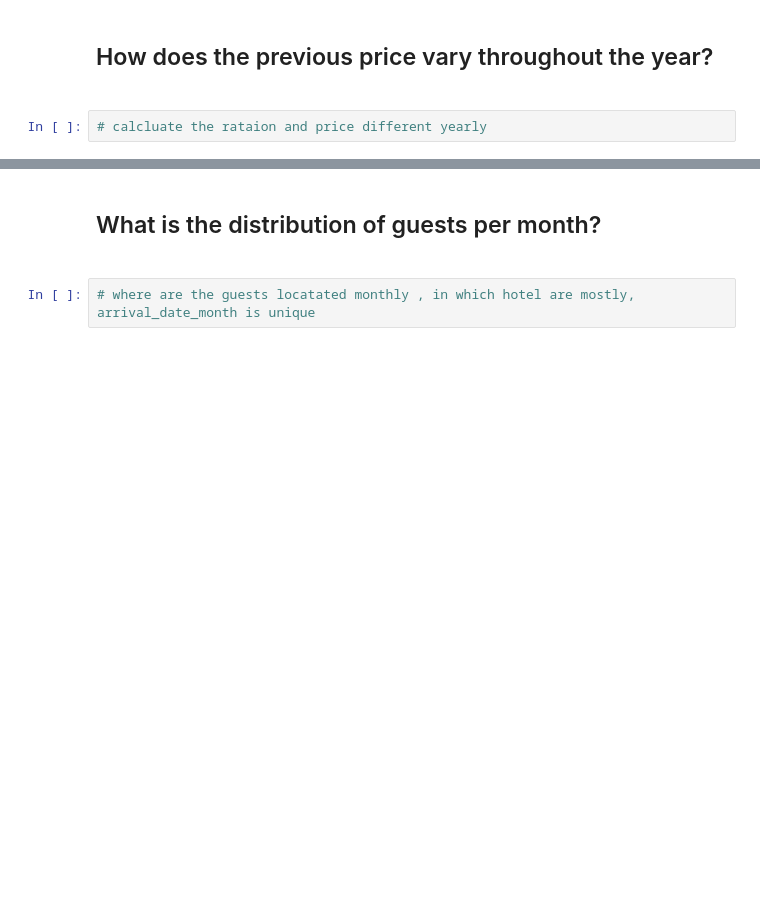
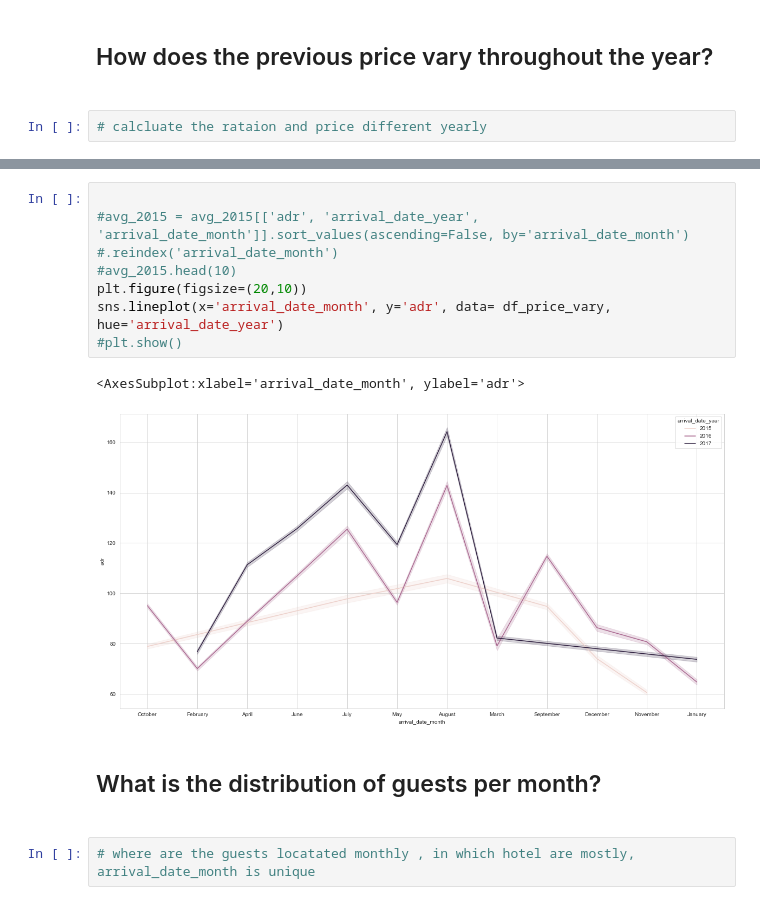
Before and after one commit to Nourfdss/stayforlong_test, a Jupyter notebook: test.ipynb, the cells around one changed output, grey strips where cells are left out. Saved outputs shown, nothing was run; the diff lists cells and outputs as text; blank space fills up the shorter version.

```diff
--- a/test.ipynb
+++ b/test.ipynb
@@ -191,3 +238,13 @@ df_price_vary = df.copy()
+# %%
+
+#avg_2015 = avg_2015[['adr', 'arrival_date_year', 'arrival_date_month']].sort_values(ascending=False, by='arrival_date_month') #.reindex('arrival_date_month')
+#avg_2015.head(10)
+plt.figure(figsize=(20,10))
+sns.lineplot(x='arrival_date_month', y='adr', data= df_price_vary, hue='arrival_date_year')
+#plt.show()
+# %% [output]
+<AxesSubplot:xlabel='arrival_date_month', ylabel='adr'>
+[figure, added]
 # %% [markdown]
 <h2>What is the distribution of guests per month?<h2>
 # %%
```
Also changed, not shown: parts of 8 cells of this notebook.
